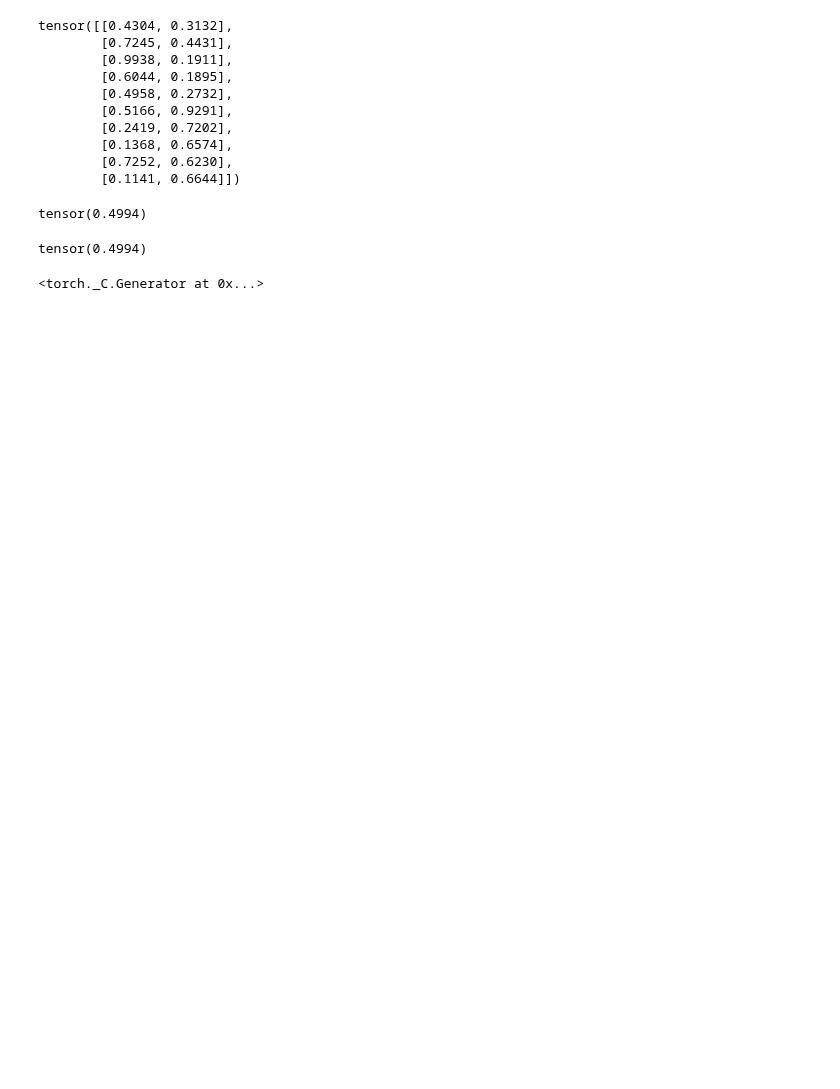
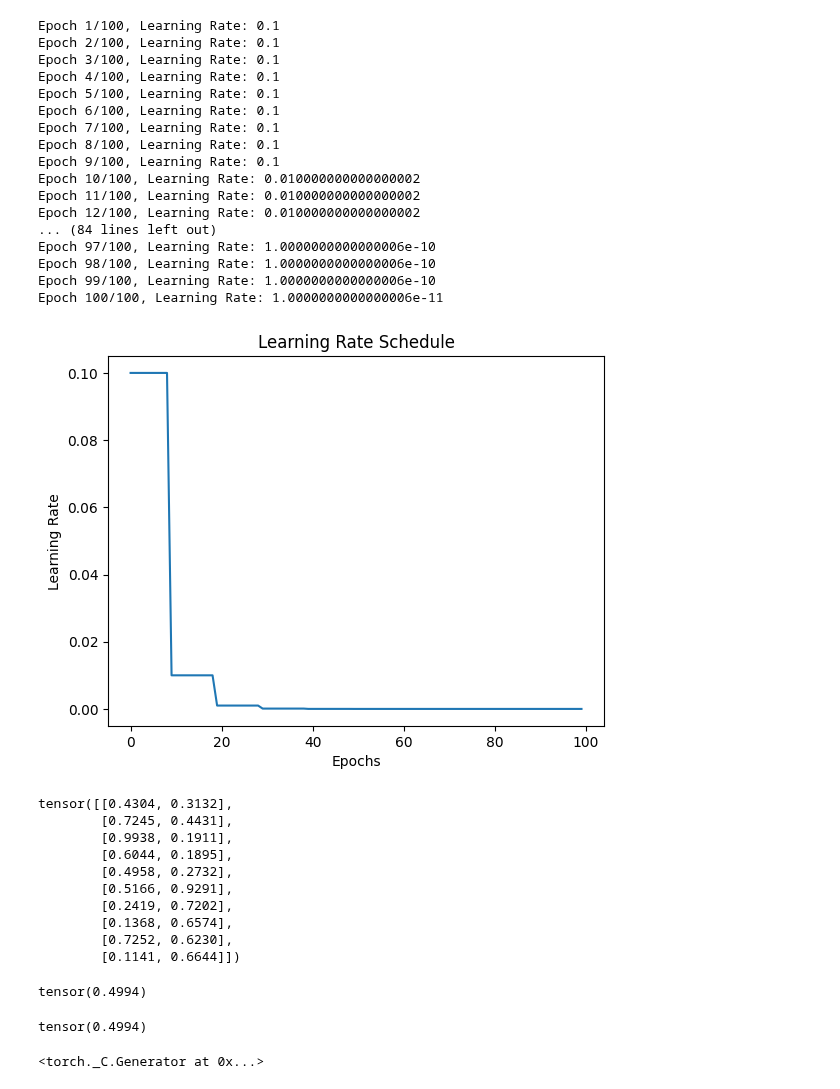
Before and after one commit to ZosoV/final_project, a Jupyter notebook: sandbox_notebook.ipynb, the cells around one changed output. Saved outputs shown, nothing was run; the diff lists cells and outputs as text; code cells hidden in the pictures; blank space fills up the shorter version.

```diff
--- a/sandbox_notebook.ipynb
+++ b/sandbox_notebook.ipynb
@@ -1,3 +14,83 @@
+# %%
+import torch.nn as nn
+
+class ToyModel(nn.Module):
+    def __init__(self, input_size, output_size):
+        super(ToyModel, self).__init__()
+        self.fc1 = nn.Linear(input_size, 50)
+        self.fc2 = nn.Linear(50, 20)
+        self.fc3 = nn.Linear(20, output_size)
+        self.relu = nn.ReLU()
+
+    def forward(self, x):
+        x = self.relu(self.fc1(x))
+        x = self.relu(self.fc2(x))
+        x = self.fc3(x)
+        return x
+
+# Instantiate the model
+model = ToyModel(input_size=10, output_size=1)
+# %%
+import torch
+import torch.optim as optim
+import matplotlib.pyplot as plt
+
+# Assuming you have already defined your model, loss function, and optimizer
+# model = ...
+criterion = nn.MSELoss()
+optimizer = torch.optim.Adam(model.parameters(), lr=0.1)
+
+
+# Define a learning rate scheduler
+scheduler = optim.lr_scheduler.StepLR(optimizer, step_size=10, gamma=0.1)
+
+# Variables to store the learning rates over time
+lrs = []
+epochs = 100
+
+for epoch in range(epochs):
+    # Training loop
+    for inputs, targets in dataloader:
+        optimizer.zero_grad()
+        outputs = model(inputs)
+        loss = criterion(outputs, targets)
+        loss.backward()
+        optimizer.step()
+
+    # Step the scheduler
+    scheduler.step()
+
+    # Store the learning rate
+    lrs.append(optimizer.param_groups[0]['lr'])
+
+    # Optionally, print the learning rate
+    print(f"Epoch {epoch+1}/{epochs}, Learning Rate: {optimizer.param_groups[0]['lr']}")
+
+# Plotting the learning rate over epochs
+plt.plot(range(epochs), lrs)
+plt.xlabel('Epochs')
+plt.ylabel('Learning Rate')
+plt.title('Learning Rate Schedule')
+plt.show()
+# %% [output]
+Epoch 1/100, Learning Rate: 0.1
+Epoch 2/100, Learning Rate: 0.1
+Epoch 3/100, Learning Rate: 0.1
+Epoch 4/100, Learning Rate: 0.1
+Epoch 5/100, Learning Rate: 0.1
+Epoch 6/100, Learning Rate: 0.1
+Epoch 7/100, Learning Rate: 0.1
+Epoch 8/100, Learning Rate: 0.1
+Epoch 9/100, Learning Rate: 0.1
+Epoch 10/100, Learning Rate: 0.010000000000000002
+Epoch 11/100, Learning Rate: 0.010000000000000002
+Epoch 12/100, Learning Rate: 0.010000000000000002
+... (84 lines left out)
+Epoch 97/100, Learning Rate: 1.0000000000000006e-10
+Epoch 98/100, Learning Rate: 1.0000000000000006e-10
+Epoch 99/100, Learning Rate: 1.0000000000000006e-10
+Epoch 100/100, Learning Rate: 1.0000000000000006e-11
+[figure, added]
 # %%
 # https://wandb.ai/safijari/dqn-tutorial/reports/Deep-Q-Networks-DQN-With-the-Cartpole-Environment--Vmlldzo4MDc2MQ
 # %%
```
Also changed, not shown: parts of 3 cells of this notebook, 5 other files.
